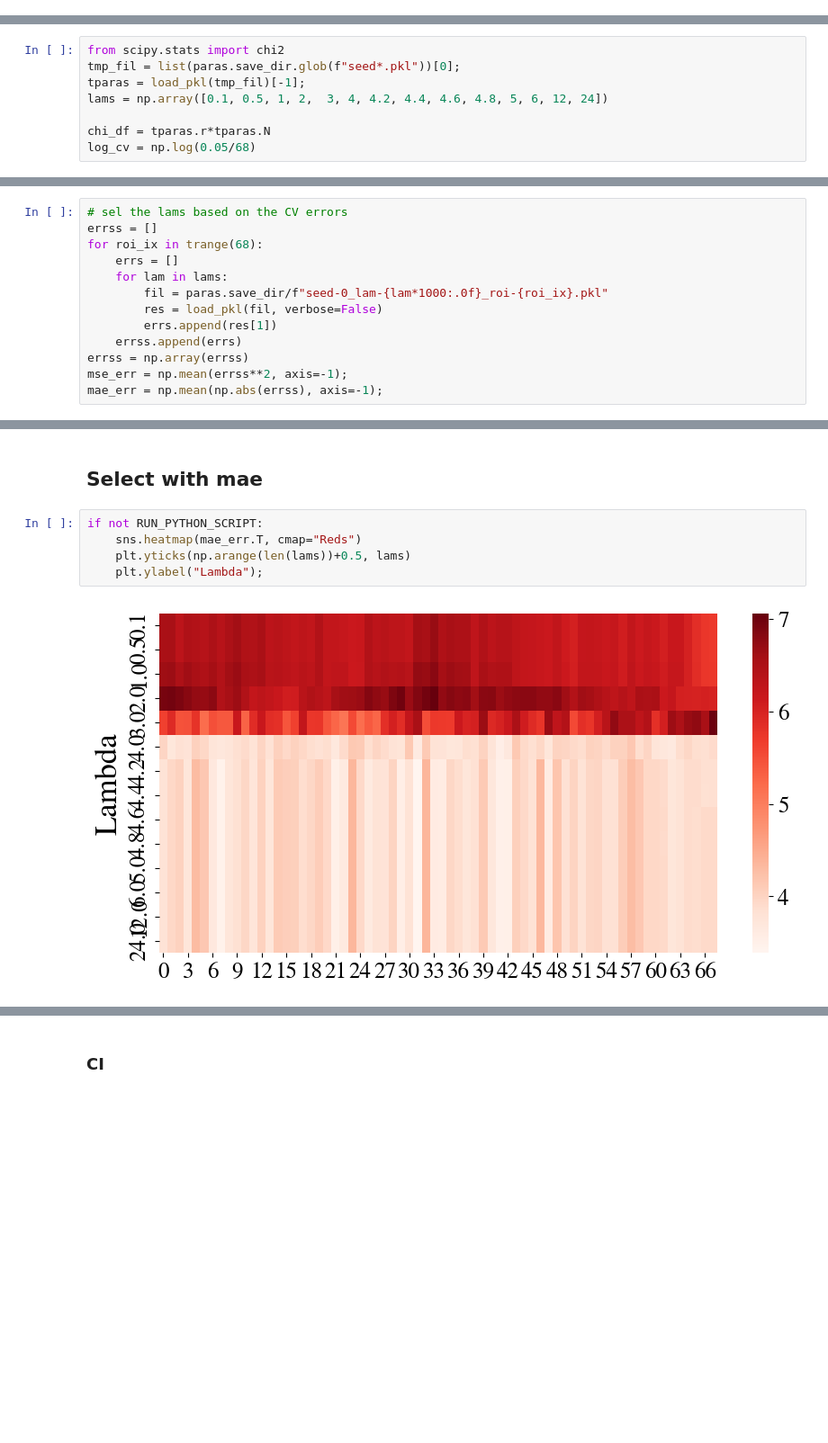
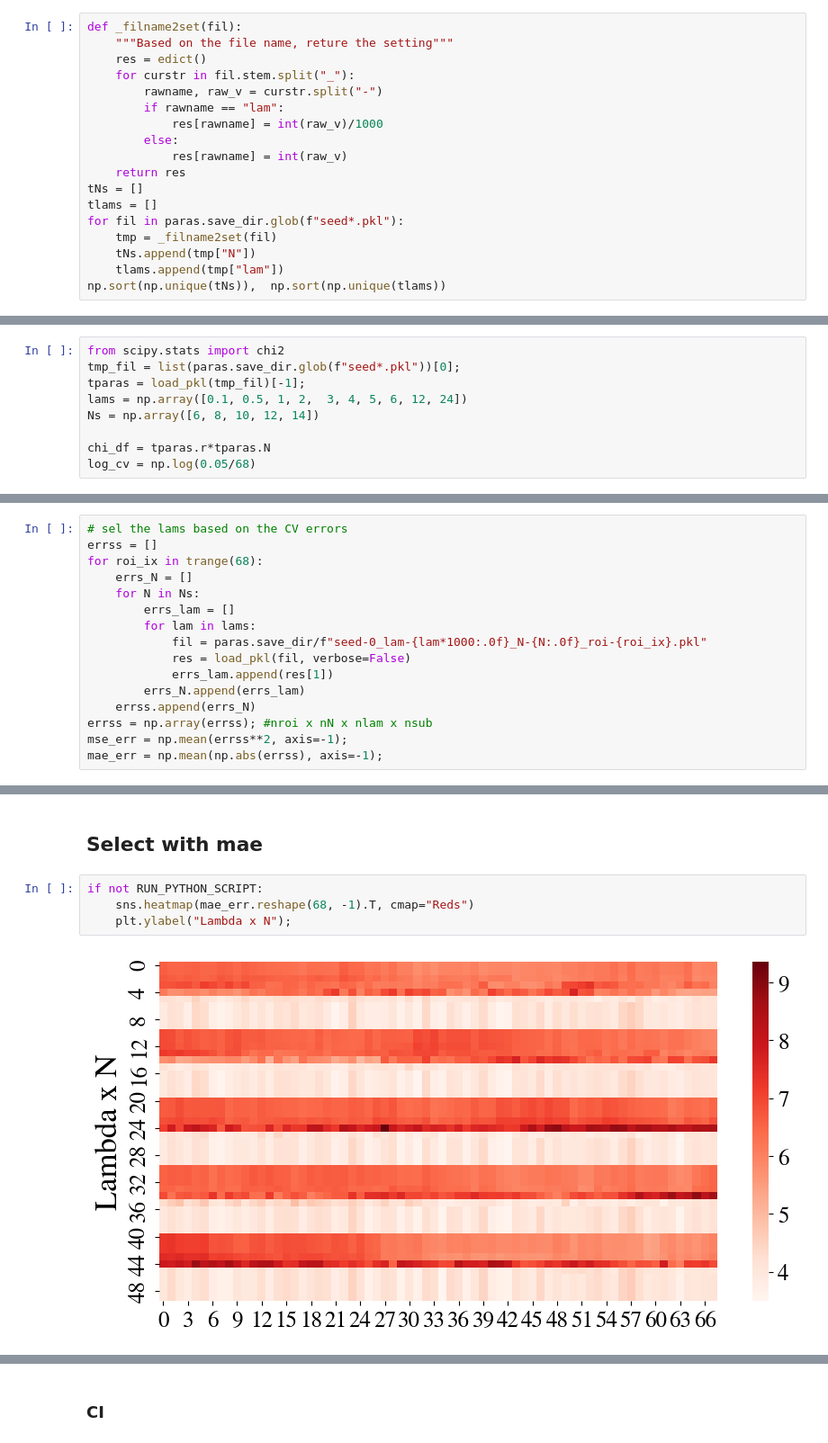
Before and after one commit to JINhuaqing/HDF, a Jupyter notebook: notebooks/real_data_run40_N.ipynb, the cells around one changed output, grey strips where cells are left out. Shown at 90% size. Drawn from its saved outputs; the diff is of its cells as text; blank space fills up the shorter version.

```diff
--- a/notebooks/real_data_run40_N.ipynb
+++ b/notebooks/real_data_run40_N.ipynb
@@ -535,3 +538,21 @@ def _brain_plot(vec, cmap="Reds", threshold=None):
     cbar_ax = fig.add_axes([.91, .3, .03, .4])
     fig.colorbar(sm, cax=cbar_ax)
     return fig
+# %%
+def _filname2set(fil):
+    """Based on the file name, reture the setting"""
+    res = edict()
+    for curstr in fil.stem.split("_"):
+        rawname, raw_v = curstr.split("-")
+        if rawname == "lam":
+            res[rawname] = int(raw_v)/1000
+        else:
+            res[rawname] = int(raw_v)
+    return res
+tNs = []
+tlams = []
+for fil in paras.save_dir.glob(f"seed*.pkl"):
+    tmp = _filname2set(fil)
+    tNs.append(tmp["N"])
+    tlams.append(tmp["lam"])
+np.sort(np.unique(tNs)),  np.sort(np.unique(tlams))
@@ -539,7 +578,8 @@ def _brain_plot(vec, cmap="Reds", threshold=None):
 from scipy.stats import chi2
 tmp_fil = list(paras.save_dir.glob(f"seed*.pkl"))[0];
 tparas = load_pkl(tmp_fil)[-1];
-lams = np.array([0.1, 0.5, 1, 2,  3, 4, 4.2, 4.4, 4.6, 4.8, 5, 6, 12, 24])
+lams = np.array([0.1, 0.5, 1, 2,  3, 4, 5, 6, 12, 24])
+Ns = np.array([6, 8, 10, 12, 14])
 
 chi_df = tparas.r*tparas.N
 log_cv = np.log(0.05/68)
@@ -550,12 +590,15 @@ Load file /data/rajlab1/user_data/jin/MyResearch/HDF_infer/notebooks/../mypkg/..
 # sel the lams based on the CV errors
 errss = []
 for roi_ix in trange(68):
-    errs = []
-    for lam in lams:
-        fil = paras.save_dir/f"seed-0_lam-{lam*1000:.0f}_roi-{roi_ix}.pkl"
-        res = load_pkl(fil, verbose=False)
-        errs.append(res[1])
-    errss.append(errs)
-errss = np.array(errss)
+    errs_N = []
+    for N in Ns:
+        errs_lam = []
+        for lam in lams:
+            fil = paras.save_dir/f"seed-0_lam-{lam*1000:.0f}_N-{N:.0f}_roi-{roi_ix}.pkl"
+            res = load_pkl(fil, verbose=False)
+            errs_lam.append(res[1])
+        errs_N.append(errs_lam)
+    errss.append(errs_N)
+errss = np.array(errss); #nroi x nN x nlam x nsub
 mse_err = np.mean(errss**2, axis=-1);
 mae_err = np.mean(np.abs(errss), axis=-1);
@@ -567,8 +617,7 @@ errss.shape
 ## Select with mae
 # %%
 if not RUN_PYTHON_SCRIPT:
-    sns.heatmap(mae_err.T, cmap="Reds")
-    plt.yticks(np.arange(len(lams))+0.5, lams)
-    plt.ylabel("Lambda");
+    sns.heatmap(mae_err.reshape(68, -1).T, cmap="Reds")
+    plt.ylabel("Lambda x N");
 # %% [output]
-[figure, old version]
+[figure, new version]
```
Also changed, not shown: parts of 36 cells of this notebook, 37 other files.
